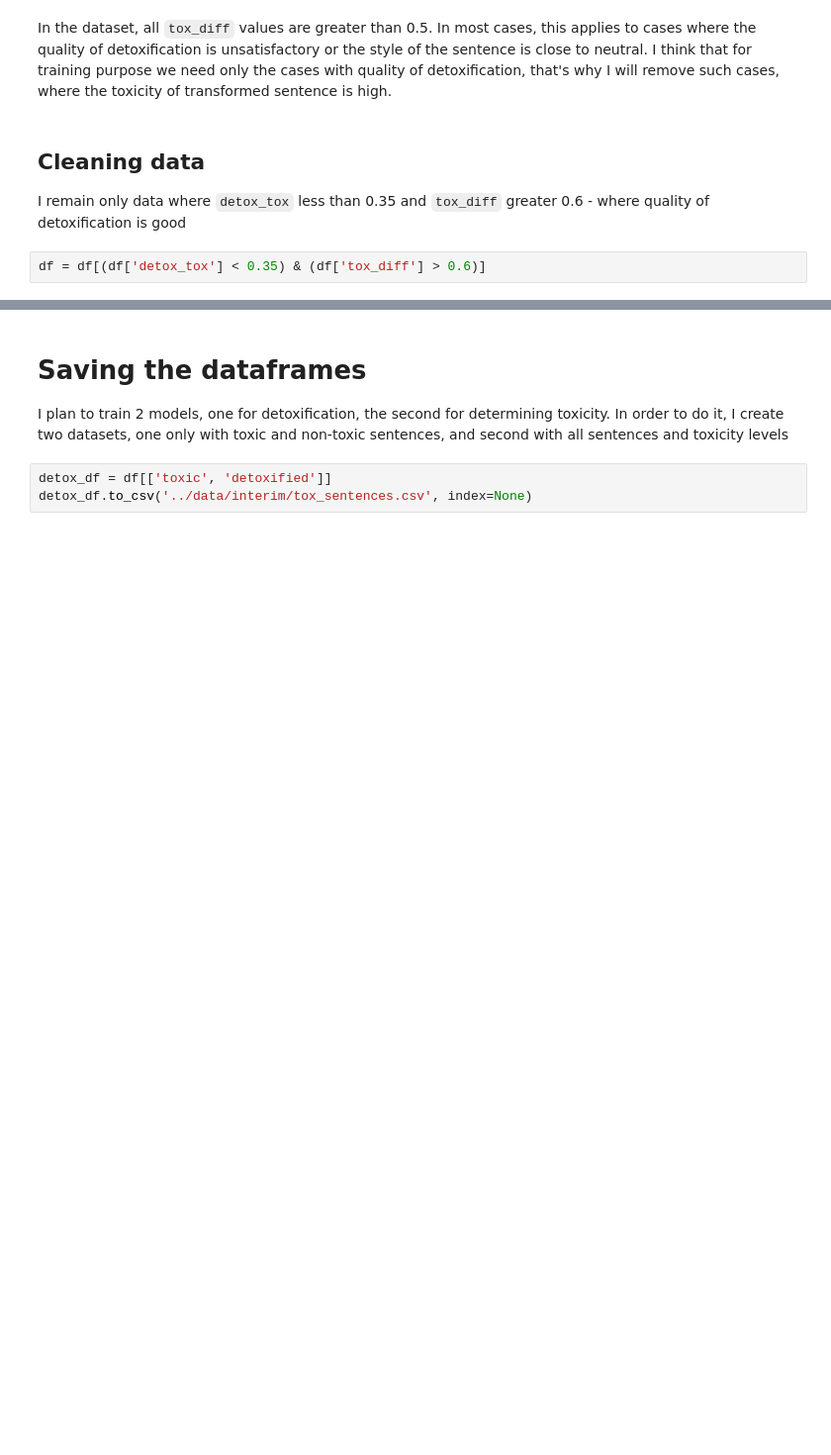
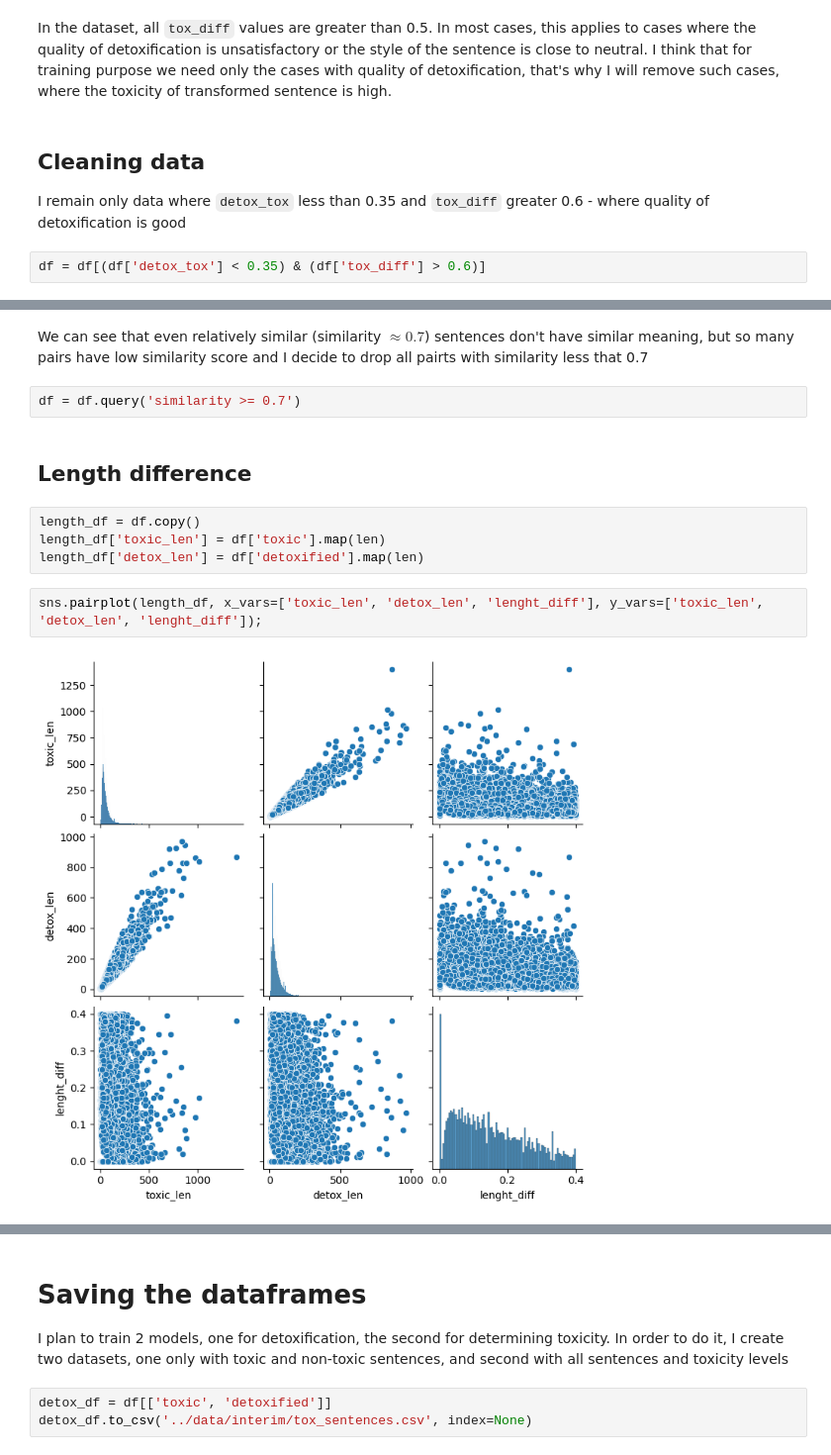
Before and after one commit to slewie/TextDetoxification, a Jupyter notebook: notebooks/1.0-initial-data-exporation.ipynb, the cells around one changed output, grey strips where cells are left out. Shown at 99% size. Saved outputs shown, nothing was run; the diff lists cells and outputs as text; blank space fills up the shorter version.

```diff
--- a/notebooks/1.0-initial-data-exporation.ipynb
+++ b/notebooks/1.0-initial-data-exporation.ipynb
@@ -96,0 +124,14 @@ df = df[(df['detox_tox'] < 0.35) & (df['tox_diff'] > 0.6)]
+# %% [markdown]
+We can see that even relatively similar (similarity $\approx 0.7$) sentences don't have similar meaning, but so many pairs have low similarity score and I decide to drop all pairts with similarity less that 0.7
+# %%
+df = df.query('similarity >= 0.7')
+# %% [markdown]
+## Length difference
+# %%
+length_df = df.copy()
+length_df['toxic_len'] = df['toxic'].map(len)
+length_df['detox_len'] = df['detoxified'].map(len)
+# %%
+sns.pairplot(length_df, x_vars=['toxic_len', 'detox_len', 'lenght_diff'], y_vars=['toxic_len', 'detox_len', 'lenght_diff']);
+# %% [output]
+[figure, added]
```
Also changed, not shown: parts of 10 cells of this notebook, 5 other files.
